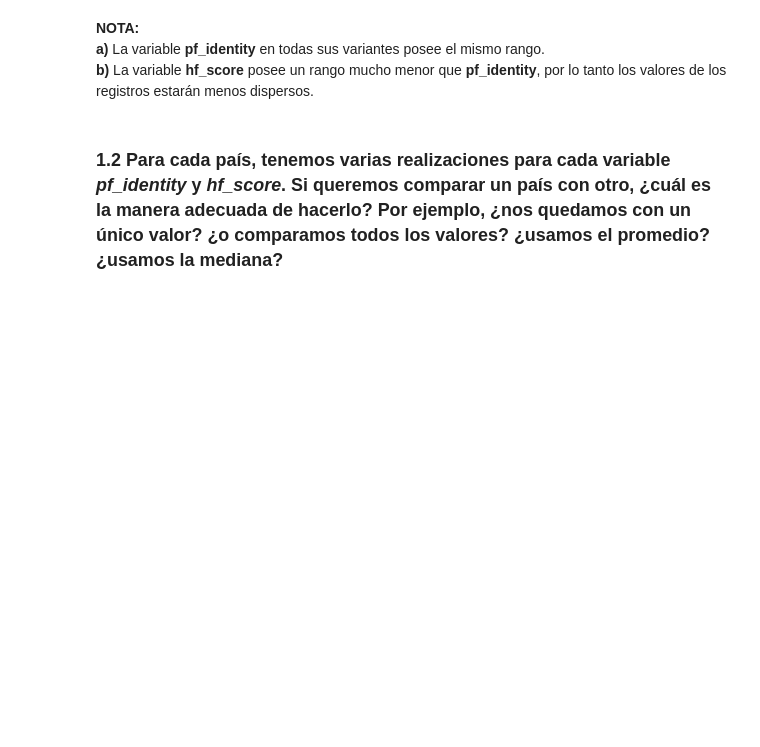
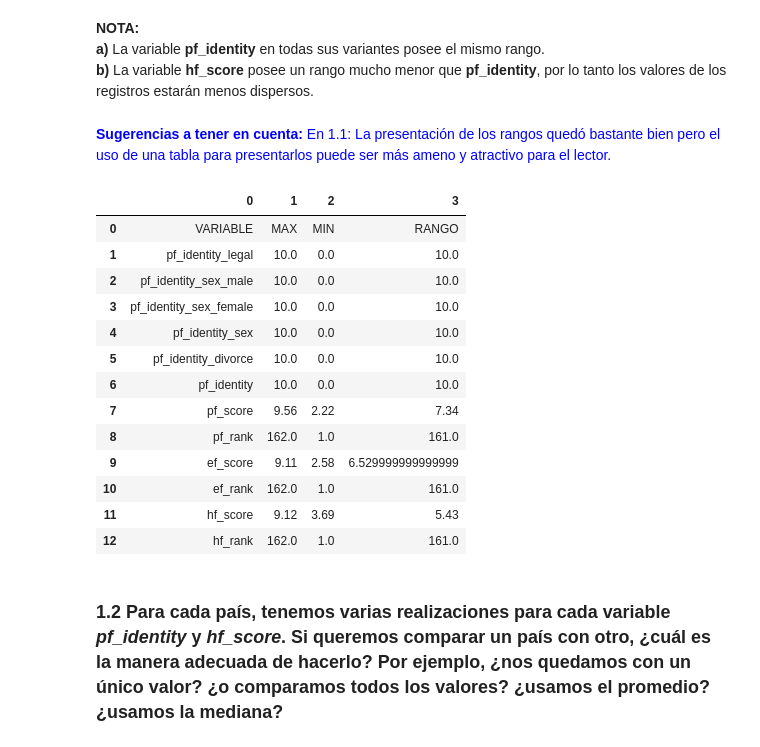
Before and after one commit to Verobornancini/DataScience_AnalisisyVisualizacion, a Jupyter notebook: practico.ipynb, the cells around one changed output. Cells and saved outputs as stored; diff of their text form; code cells hidden in the pictures; blank space fills up the shorter version.

```diff
--- a/practico.ipynb
+++ b/practico.ipynb
@@ -181,6 +181,38 @@ hf_rank -> 162.0 - 1.0 = 161.0
 **NOTA:**
 **a)** La variable **pf_identity** en todas sus variantes posee el mismo rango.
 **b)** La variable **hf_score** posee un rango mucho menor que **pf_identity**, por lo tanto los valores de los registros estarán menos dispersos.
+# %% [markdown]
+<span style="color:blue">**Sugerencias a tener en cuenta:** En 1.1:  La presentación de los rangos quedó bastante bien pero el uso de una tabla para presentarlos puede ser más ameno y atractivo para el lector.</span>
+# %%
+# Agregamos los datos representados en una tabla según la sugerencia...
+
+import numpy as np
+import pandas as pd
+
+tabla=np.array(['VARIABLE','MAX','MIN','RANGO'])
+
+for score_col in score_cols:
+    var=dataset[score_col]
+    newrow = [score_col,str(var.max()),str(var.min()),str(var.max()- var.min())]
+    tabla = numpy.vstack([tabla, newrow])
+
+df= pd.DataFrame(tabla)
+df.style
+# %% [output]
+|  | 0 | 1 | 2 | 3 |
+| 0 | VARIABLE | MAX | MIN | RANGO |
+| 1 | pf_identity_legal | 10.0 | 0.0 | 10.0 |
+| 2 | pf_identity_sex_male | 10.0 | 0.0 | 10.0 |
+| 3 | pf_identity_sex_female | 10.0 | 0.0 | 10.0 |
+| 4 | pf_identity_sex | 10.0 | 0.0 | 10.0 |
+| 5 | pf_identity_divorce | 10.0 | 0.0 | 10.0 |
+| 6 | pf_identity | 10.0 | 0.0 | 10.0 |
+| 7 | pf_score | 9.56 | 2.22 | 7.34 |
+| 8 | pf_rank | 162.0 | 1.0 | 161.0 |
+| 9 | ef_score | 9.11 | 2.58 | 6.529999999999999 |
+| 10 | ef_rank | 162.0 | 1.0 | 161.0 |
+| 11 | hf_score | 9.12 | 3.69 | 5.43 |
+| 12 | hf_rank | 162.0 | 1.0 | 161.0 |
 # %% [markdown]
 ### **1.2** Para cada país, tenemos varias realizaciones para cada variable *pf_identity* y *hf_score*. Si queremos comparar un país con otro, ¿cuál es la manera adecuada de hacerlo? Por ejemplo, ¿nos quedamos con un único valor? ¿o comparamos todos los valores? ¿usamos el promedio? ¿usamos la mediana?
 # %% [markdown]
```
Also changed, not shown: parts of 11 cells of this notebook.
